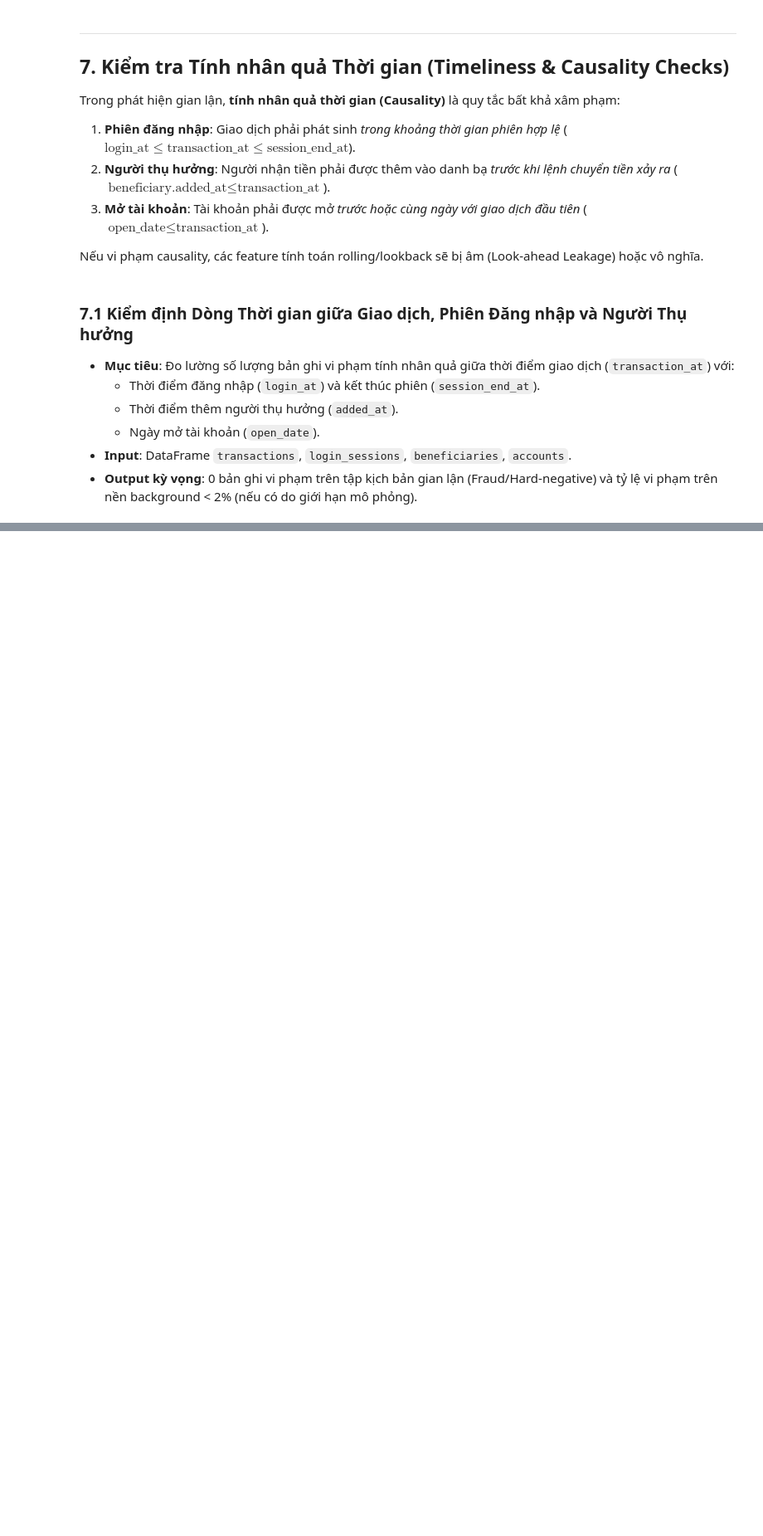
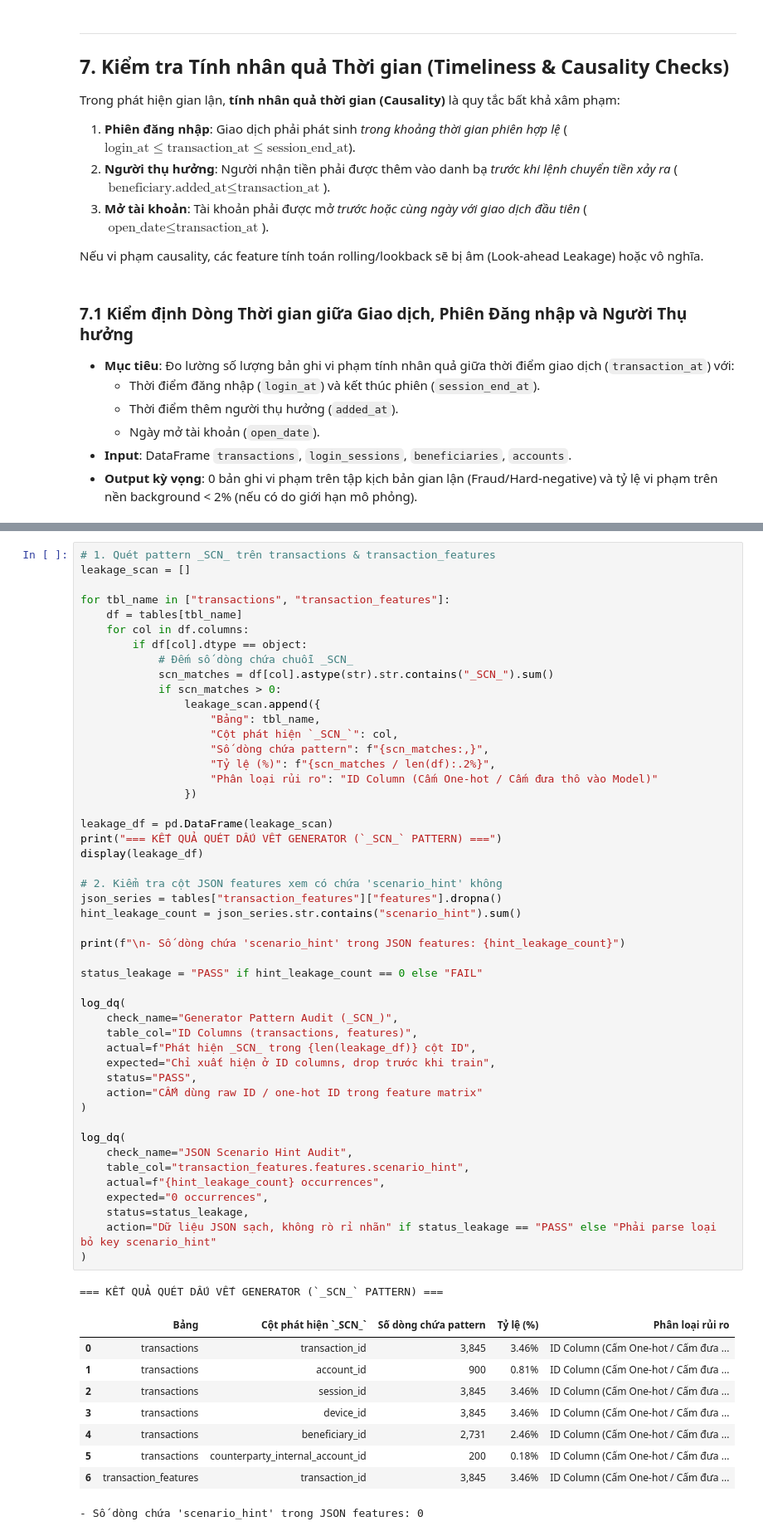
Before and after one commit to conluoi123/SAS-FRAUD, a Jupyter notebook: notebooks/01_data_quality.ipynb, the cells around one changed output, grey strips where cells are left out. Shown at 83% size. Saved outputs shown, nothing was run; the diff lists cells and outputs as text; blank space fills up the shorter version.

```diff
--- a/notebooks/01_data_quality.ipynb
+++ b/notebooks/01_data_quality.ipynb
@@ -1053,0 +1155,59 @@ for r in causality_results:
+# %%
+# 1. Quét pattern _SCN_ trên transactions & transaction_features
+leakage_scan = []
+
+for tbl_name in ["transactions", "transaction_features"]:
+    df = tables[tbl_name]
+    for col in df.columns:
+        if df[col].dtype == object:
+            # Đếm số dòng chứa chuỗi _SCN_
+            scn_matches = df[col].astype(str).str.contains("_SCN_").sum()
+            if scn_matches > 0:
+                leakage_scan.append({
+                    "Bảng": tbl_name,
+                    "Cột phát hiện `_SCN_`": col,
+                    "Số dòng chứa pattern": f"{scn_matches:,}",
+                    "Tỷ lệ (%)": f"{scn_matches / len(df):.2%}",
+                    "Phân loại rủi ro": "ID Column (Cấm One-hot / Cấm đưa thô vào Model)"
+                })
+
+leakage_df = pd.DataFrame(leakage_scan)
+print("=== KẾT QUẢ QUÉT DẤU VẾT GENERATOR (`_SCN_` PATTERN) ===")
+display(leakage_df)
+
+# 2. Kiểm tra cột JSON features xem có chứa 'scenario_hint' không
+json_series = tables["transaction_features"]["features"].dropna()
+hint_leakage_count = json_series.str.contains("scenario_hint").sum()
+
+print(f"\n- Số dòng chứa 'scenario_hint' trong JSON features: {hint_leakage_count}")
+
+status_leakage = "PASS" if hint_leakage_count == 0 else "FAIL"
+
+log_dq(
+    check_name="Generator Pattern Audit (_SCN_)",
+    table_col="ID Columns (transactions, features)",
+    actual=f"Phát hiện _SCN_ trong {len(leakage_df)} cột ID",
+    expected="Chỉ xuất hiện ở ID columns, drop trước khi train",
+    status="PASS",
+    action="CẤM dùng raw ID / one-hot ID trong feature matrix"
+)
+
+log_dq(
+    check_name="JSON Scenario Hint Audit",
+    table_col="transaction_features.features.scenario_hint",
+    actual=f"{hint_leakage_count} occurrences",
+    expected="0 occurrences",
+    status=status_leakage,
+    action="Dữ liệu JSON sạch, không rò rỉ nhãn" if status_leakage == "PASS" else "Phải parse loại bỏ key scenario_hint"
+)
+# %% [output]
+=== KẾT QUẢ QUÉT DẤU VẾT GENERATOR (`_SCN_` PATTERN) ===
+|  | Bảng | Cột phát hiện `_SCN_` | Số dòng chứa pattern | Tỷ lệ (%) | Phân loại rủi ro |
+| 0 | transactions | transaction_id | 3,845 | 3.46% | ID Column (Cấm One-hot / Cấm đưa ... |
+| 1 | transactions | account_id | 900 | 0.81% | ID Column (Cấm One-hot / Cấm đưa ... |
+| 2 | transactions | session_id | 3,845 | 3.46% | ID Column (Cấm One-hot / Cấm đưa ... |
+| 3 | transactions | device_id | 3,845 | 3.46% | ID Column (Cấm One-hot / Cấm đưa ... |
+| 4 | transactions | beneficiary_id | 2,731 | 2.46% | ID Column (Cấm One-hot / Cấm đưa ... |
+| 5 | transactions | counterparty_internal_account_id | 200 | 0.18% | ID Column (Cấm One-hot / Cấm đưa ... |
+| 6 | transaction_features | transaction_id | 3,845 | 3.46% | ID Column (Cấm One-hot / Cấm đưa ... |
+- Số dòng chứa 'scenario_hint' trong JSON features: 0
```
Also changed, not shown: parts of 17 cells of this notebook, 10 other files.
